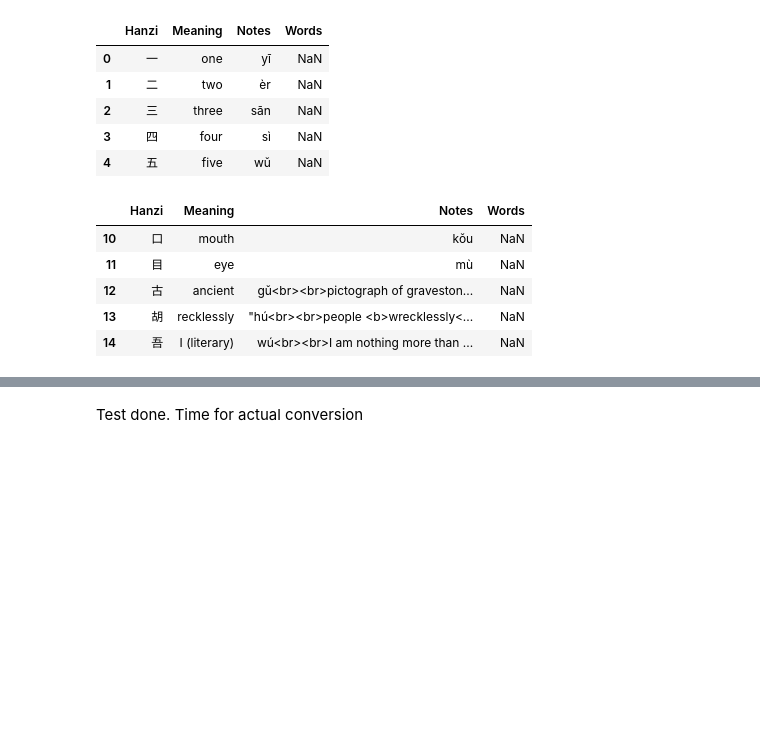
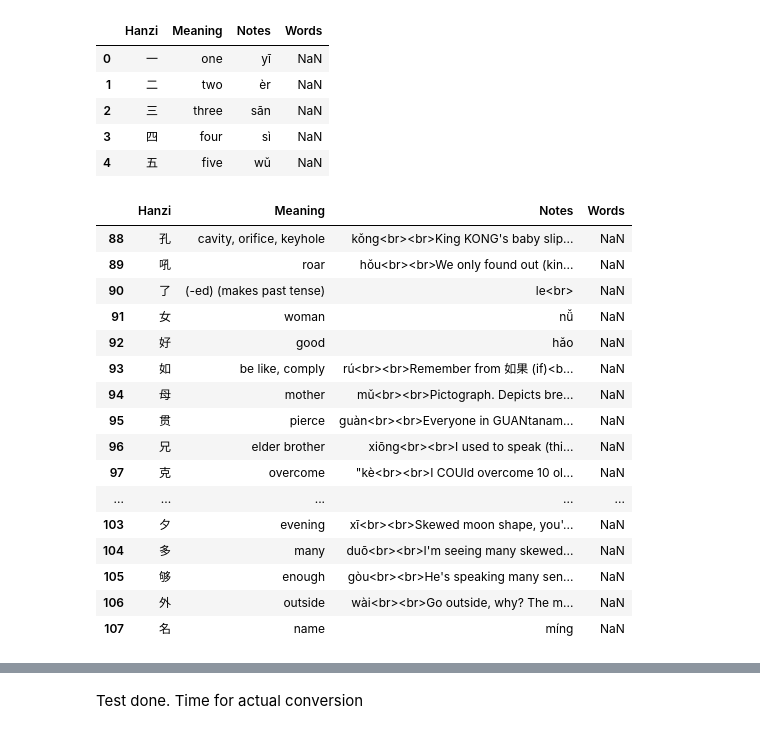
Before and after one commit to Tclack88/misc-analysis, a Jupyter notebook: mandarin_frequency_analysis/pinyin_conversion.ipynb, the cells around one changed output, grey strips where cells are left out. Saved outputs shown, nothing was run; the diff lists cells and outputs as text; code cells hidden in the pictures; blank space fills up the shorter version.

```diff
--- a/mandarin_frequency_analysis/pinyin_conversion.ipynb
+++ b/mandarin_frequency_analysis/pinyin_conversion.ipynb
@@ -134,12 +134,23 @@ old.head()
 | 3 | 四 | four | sì | NaN |
 | 4 | 五 | five | wǔ | NaN |
 # %%
-test_slice = old[10:15]
+test_slice = old[88:108]
 test_slice
 # %% [output]
 |  | Hanzi | Meaning | Notes | Words |
-| 10 | 口 | mouth | kǒu | NaN |
-| 11 | 目 | eye | mù | NaN |
-| 12 | 古 | ancient | gǔ<br><br>pictograph of graveston... | NaN |
-| 13 | 胡 | recklessly | "hú<br><br>people <b>wrecklessly<... | NaN |
-| 14 | 吾 | I (literary) | wú<br><br>I am nothing more than ... | NaN |
+| 88 | 孔 | cavity, orifice, keyhole | kǒng<br><br>King KONG's baby slip... | NaN |
+| 89 | 吼 | roar | hǒu<br><br>We only found out (kin... | NaN |
+| 90 | 了 | (-ed) (makes past tense) | le<br> | NaN |
+| 91 | 女 | woman | nǚ | NaN |
+| 92 | 好 | good | hǎo | NaN |
+| 93 | 如 | be like, comply | rú<br><br>Remember from 如果 (if)<b... | NaN |
+| 94 | 母 | mother | mǔ<br><br>Pictograph. Depicts bre... | NaN |
+| 95 | 贯 | pierce | guàn<br><br>Everyone in GUANtanam... | NaN |
+| 96 | 兄 | elder brother | xiōng<br><br>I used to speak (thi... | NaN |
+| 97 | 克 | overcome | "kè<br><br>I COUld overcome 10 ol... | NaN |
+| ... | ... | ... | ... | ... |
+| 103 | 夕 | evening | xī<br><br>Skewed moon shape, you'... | NaN |
+| 104 | 多 | many | duō<br><br>I'm seeing many skewed... | NaN |
+| 105 | 够 | enough | gòu<br><br>He's speaking many sen... | NaN |
+| 106 | 外 | outside | wài<br><br>Go outside, why? The m... | NaN |
+| 107 | 名 | name | míng | NaN |
```
Also changed, not shown: parts of 8 cells of this notebook.
